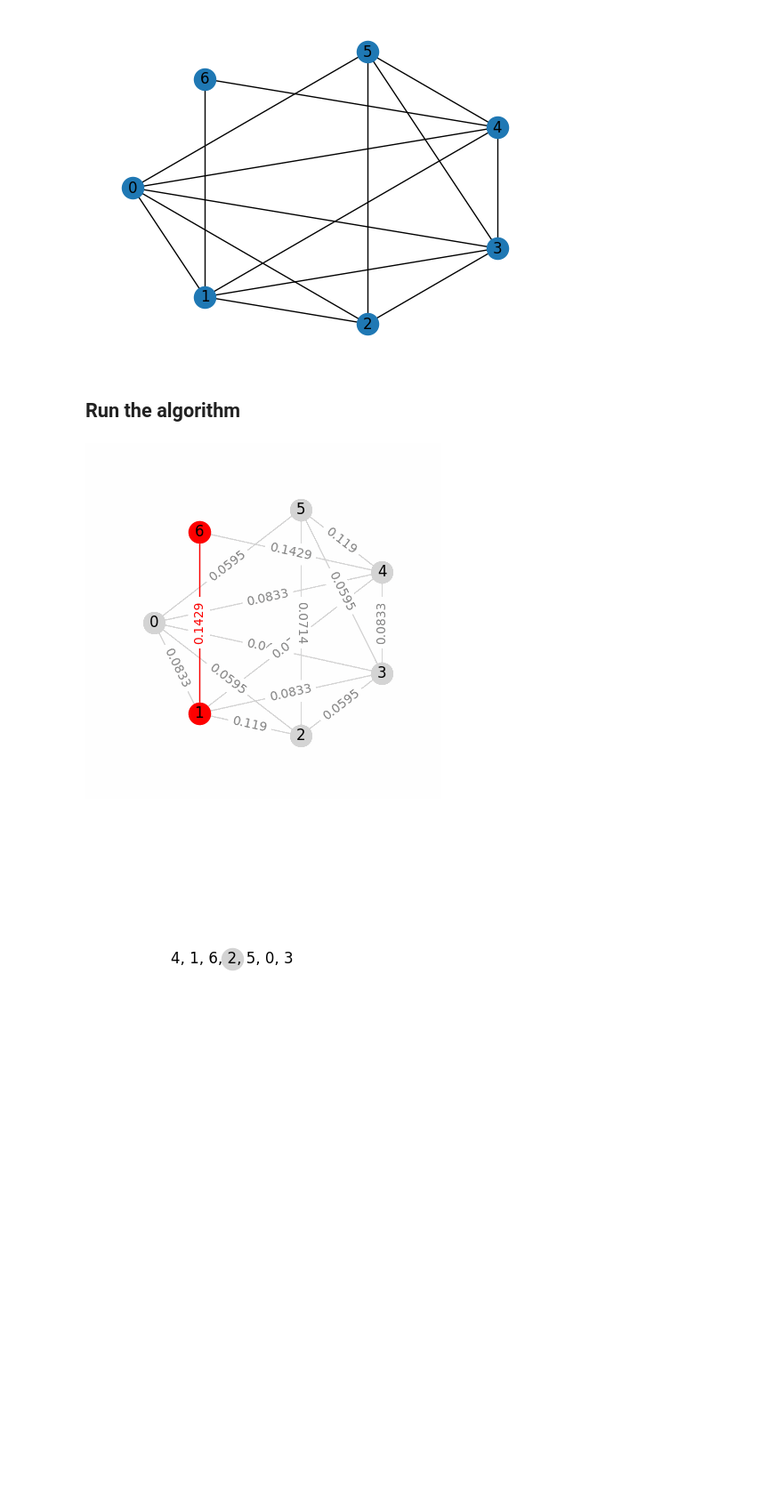
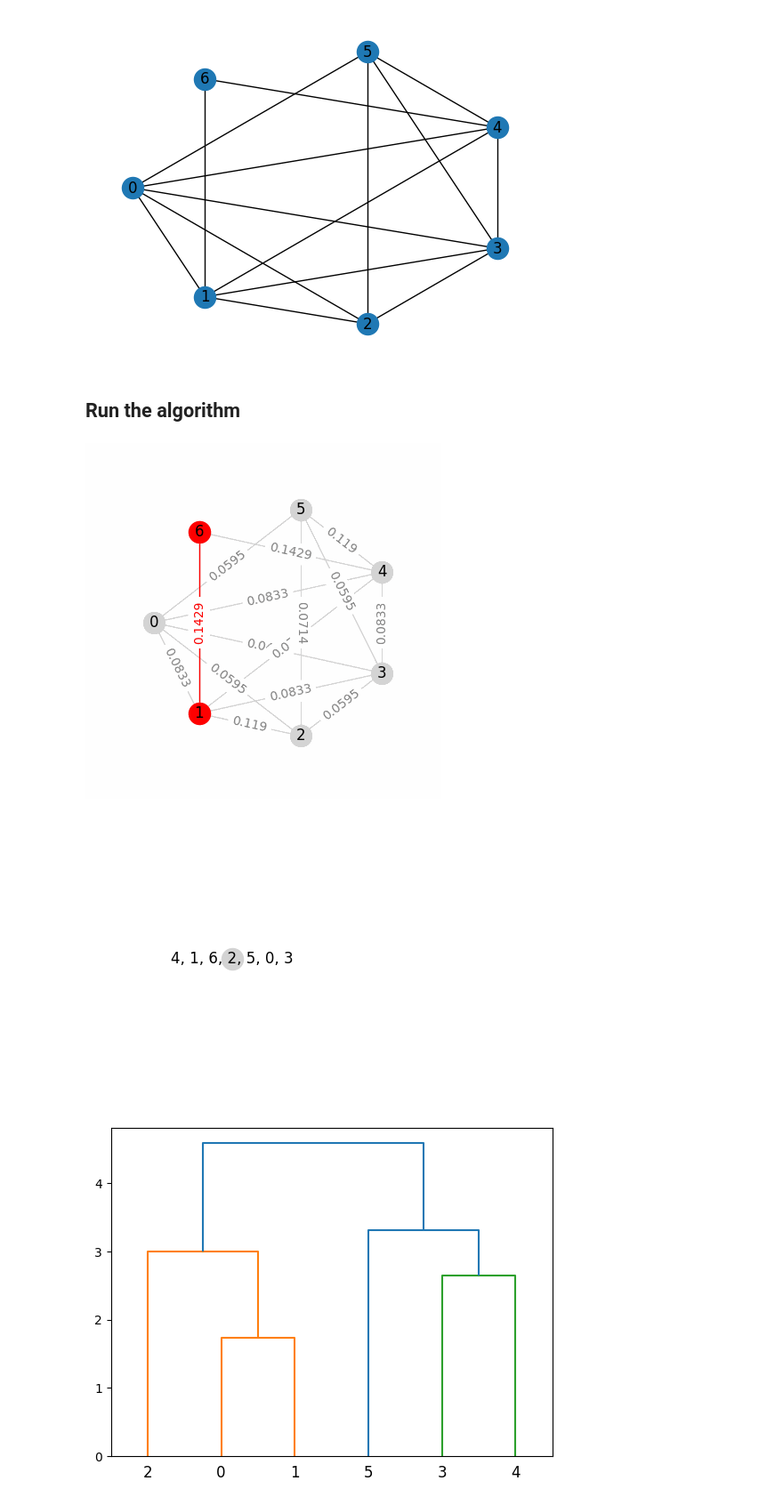
Before and after one commit to MidnightHermes/CS5110-Final-Project, a Jupyter notebook: src/algorithms/girvan_newman.ipynb, the cells around one changed output. Shown at 89% size. Drawn from its saved outputs; the diff is of its cells as text; code cells hidden in the pictures; blank space fills up the shorter version.

```diff
--- a/src/algorithms/girvan-newman.ipynb
+++ b/src/algorithms/girvan_newman.ipynb
@@ -146,3 +146,26 @@ Image(filename="girvan_newman_animation.gif")
 # %% [output]
 [figure]
 [figure]
+# %%
+from scipy.cluster import hierarchy
+import numpy as np
+
+# Extract the hierarchical clustering information from animation_steps
+Z = []
+for i, step in enumerate(animation_steps[:-1]):
+    nodes, edges, betweenness, contracted_edges = step
+    if contracted_edges:
+        node1, node2 = contracted_edges[0]
+        node1 = [int(n) for n in node1.split(', ')] if isinstance(node1, str) else [node1]
+        node2 = [int(n) for n in node2.split(', ')] if isinstance(node2, str) else [node2]
+        Z.append([min(node1), min(node2), i + 1, len(node1) + len(node2)])
+
+# Convert Z to a numpy array
+Z = hierarchy.linkage(Z, 'single')
+
+plt.figure()
+
+dn = hierarchy.dendrogram(Z)
+plt.show()
+# %% [output]
+[figure, added]
```
Also changed, not shown: 1 other file.
